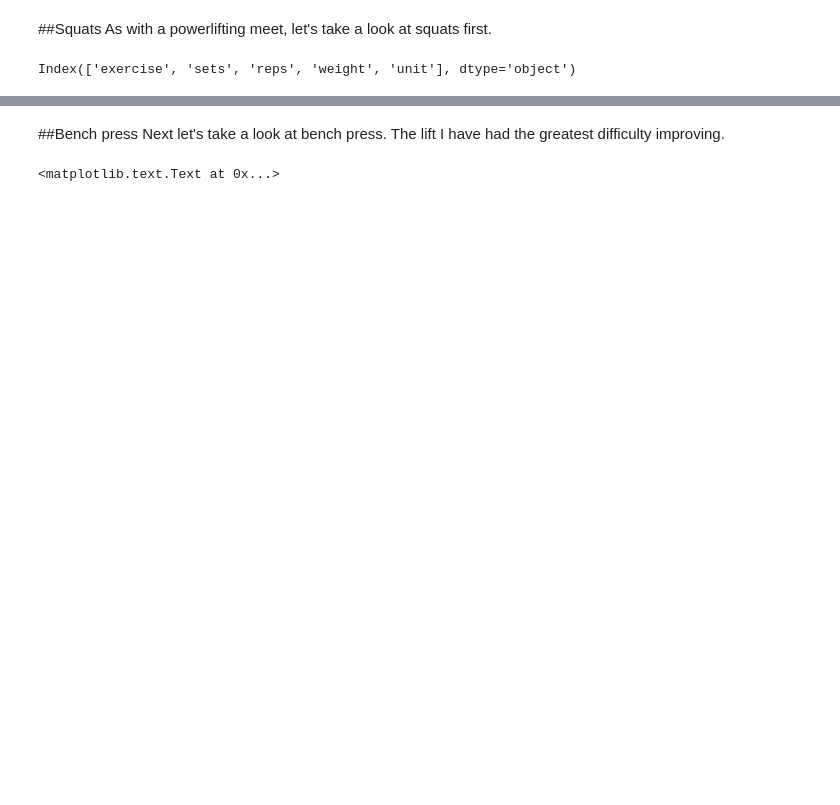
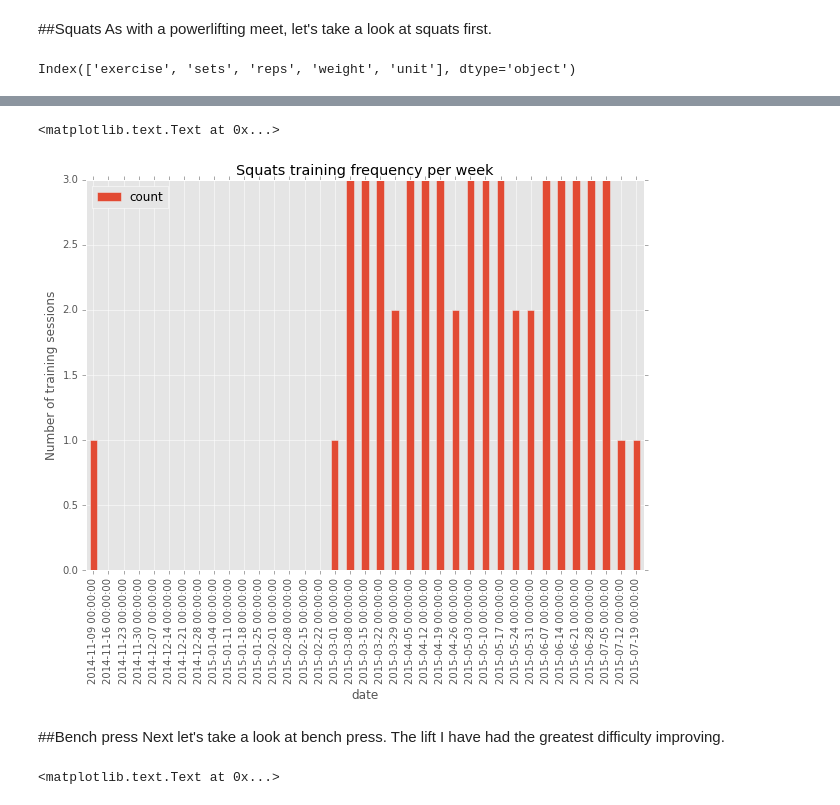
Before and after one commit to jonfk/training-log-analysis, a Jupyter notebook: ipython/Training-Analysis.ipynb, the cells around one changed output, grey strips where cells are left out. Cells and saved outputs as stored; diff of their text form; code cells hidden in the pictures; blank space fills up the shorter version.

```diff
--- a/ipython/Training-Analysis.ipynb
+++ b/ipython/Training-Analysis.ipynb
@@ -57,3 +68,15 @@ squatsIntensityPlot.set_ylabel('lbs')
+# %%
+squatsFrequency = squatsData.copy()
+
+squatsFrequency['count'] = squatsFrequency.apply(lambda row: 1,axis='columns')
+squatsFrequency.drop(['sets','reps','weight','unit','exercise'], axis=1, inplace=True)
+
+# we resample per day first to only count 1 session per day max
+squatsFrequencyPlot = squatsFrequency.resample('D', how = 'first').resample('W', how = sum).plot(kind = 'bar',figsize = (10,7), title = 'Squats training frequency per week')
+squatsFrequencyPlot.set_ylabel('Number of training sessions')
+# %% [output]
+<matplotlib.text.Text at 0x...>
+[figure, added]
 # %% [markdown]
 ##Bench press
 Next let's take a look at bench press. The lift I have had the greatest difficulty improving.
```
Also changed, not shown: parts of 13 cells of this notebook, 4 other files.
